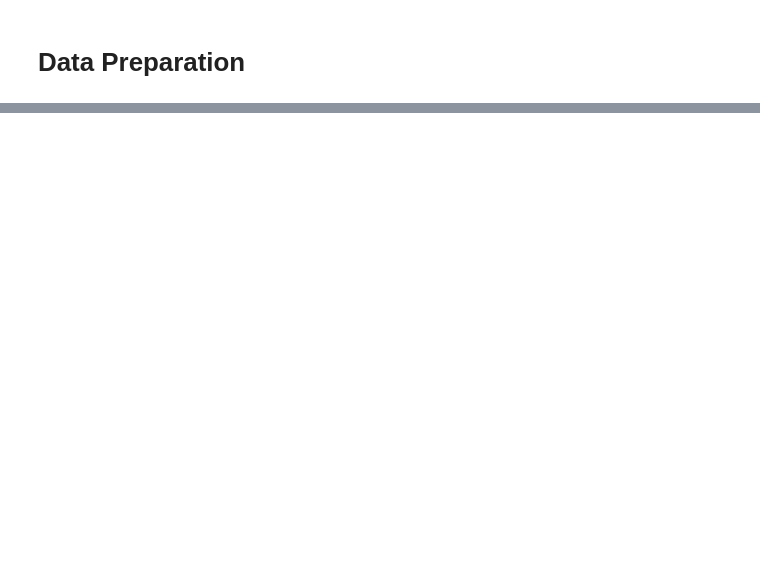
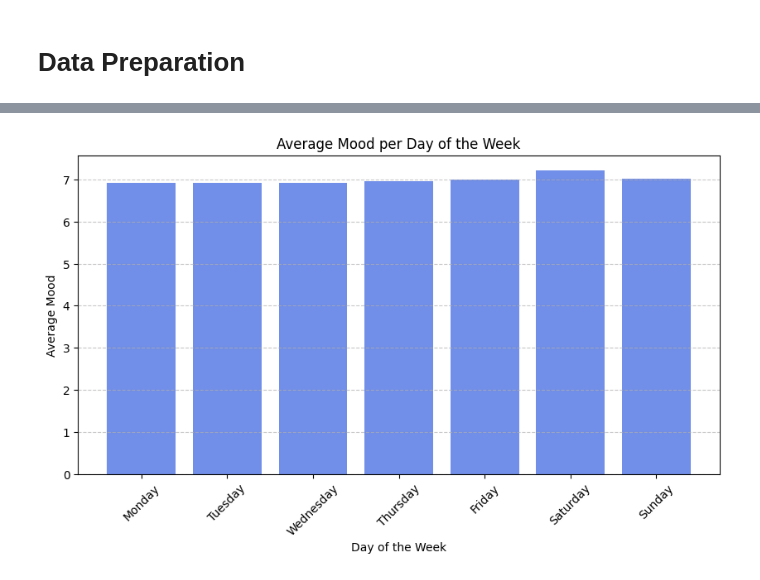
Before and after one commit to pepesmigaj2022/DataMoaningTechniques, a Jupyter notebook: data_prep.ipynb, the cells around one changed output, grey strips where cells are left out. Cells and saved outputs as stored; diff of their text form; code cells hidden in the pictures; blank space fills up the shorter version.

```diff
--- a/data_prep.ipynb
+++ b/data_prep.ipynb
@@ -73,0 +106,32 @@ df
+# %%
+import matplotlib.pyplot as plt
+
+# Filter only 'mood' records
+mood_df = df[df["record_type"] == "mood"]
+
+# Compute average mood per day_of_the_week
+avg_mood = mood_df.groupby("day_of_the_week")["value"].mean()
+
+# Sort by actual weekday order
+weekday_order = ["Monday", "Tuesday", "Wednesday", "Thursday", "Friday", "Saturday", "Sunday"]
+avg_mood = avg_mood.reindex(weekday_order)
+
+# Plot using matplotlib
+plt.figure(figsize=(10, 5))
+plt.bar(avg_mood.index, avg_mood.values, color="royalblue", alpha=0.75)
+
+# Labels and title
+plt.xlabel("Day of the Week")
+plt.ylabel("Average Mood")
+plt.title("Average Mood per Day of the Week")
+
+# Rotate x-axis labels for better readability
+plt.xticks(rotation=45)
+
+# Add grid lines
+plt.grid(axis="y", linestyle="--", alpha=0.7)
+
+# Show the plot
+plt.show()
+# %% [output]
+[figure, added]
```
Also changed, not shown: parts of 5 cells of this notebook, 1 other file.
